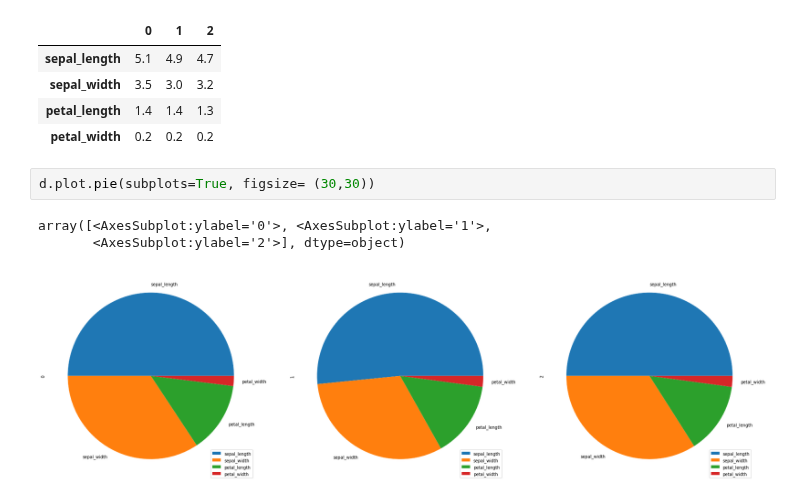
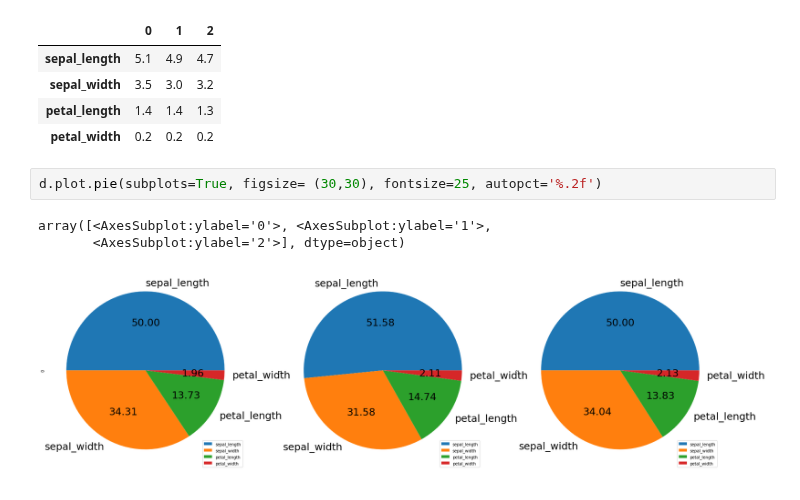
Before and after one commit to kamalnorizan/trainingmampu, a Jupyter notebook: BarPlot_Tutorial.ipynb, the cells around one changed output. Drawn from its saved outputs; the diff is of its cells as text.

```diff
--- a/BarPlot_Tutorial.ipynb
+++ b/BarPlot_Tutorial.ipynb
@@ -237,8 +237,8 @@ d
 | petal_length | 1.4 | 1.4 | 1.3 |
 | petal_width | 0.2 | 0.2 | 0.2 |
 # %%
-d.plot.pie(subplots=True, figsize= (30,30))
+d.plot.pie(subplots=True, figsize= (30,30), fontsize=25, autopct='%.2f')
 # %% [output]
 array([<AxesSubplot:ylabel='0'>, <AxesSubplot:ylabel='1'>,
        <AxesSubplot:ylabel='2'>], dtype=object)
-[figure, old version]
+[figure, new version]
```
Also changed, not shown: parts of 2 cells of this notebook, 2 other files.
